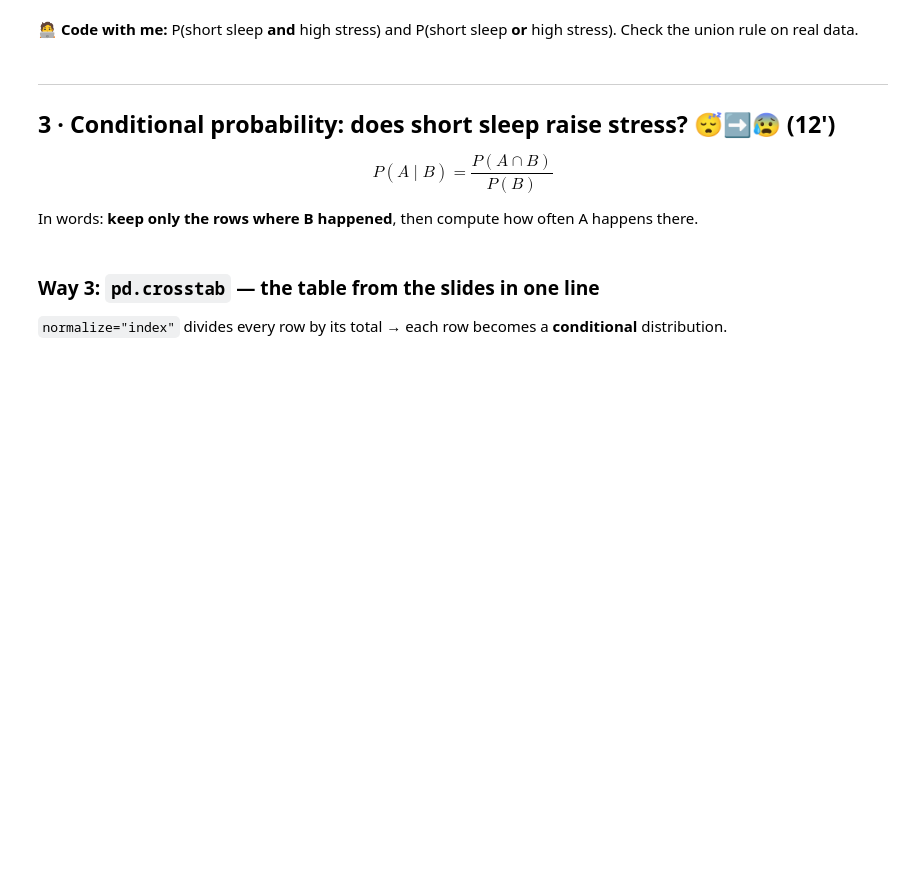
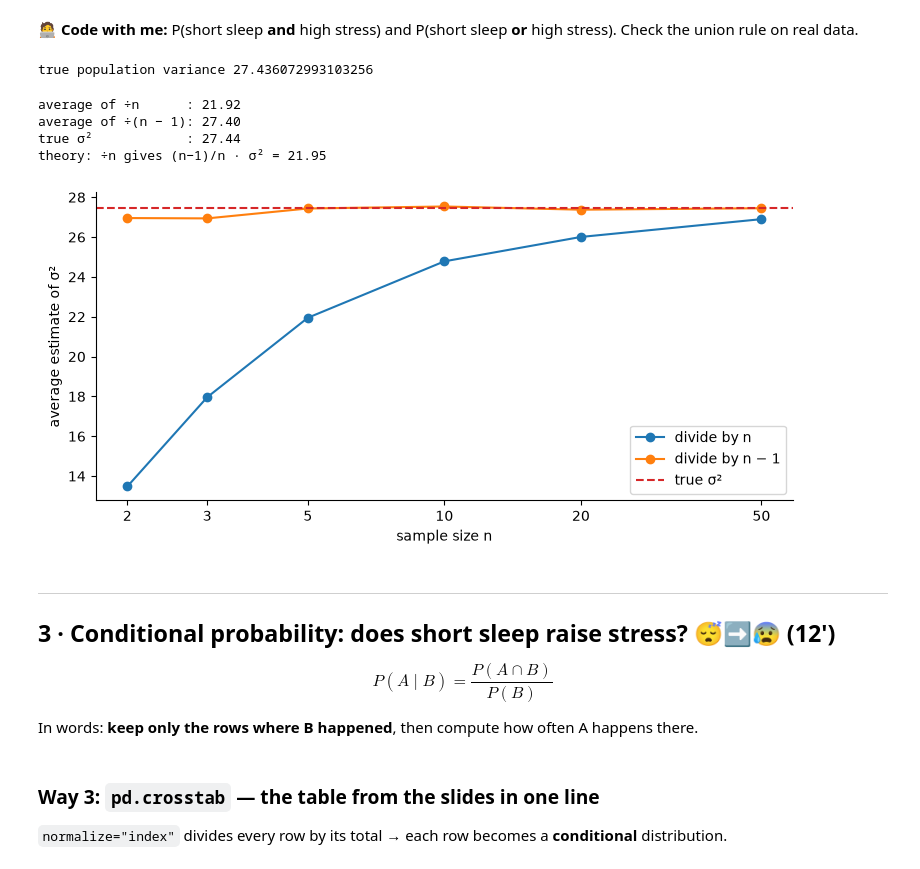
Before and after one commit to Andreoliveira85/DSML-IH-cohort-october26, a Jupyter notebook: week_05/W05_D1_probability_distributions_live.ipynb, the cells around one changed output. Drawn from its saved outputs; the diff is of its cells as text; code cells hidden in the pictures; blank space fills up the shorter version.

```diff
--- a/week_05/W05_D1_probability_distributions_live.ipynb
+++ b/week_05/W05_D1_probability_distributions_live.ipynb
@@ -48,6 +48,6 @@ plt.rcParams["axes.spines.right"] = False
 
 rng = np.random.default_rng(42)    # our random number generator; 42 = seed → same results every run
 # %%
-df = pd.read_csv("wearables_daily.csv", parse_dates=["date"])
+df = pd.read_csv("../data/wearables_daily.csv", parse_dates=["date"])
 print(df.shape)
 df[["user_id", "date", "steps", "sleep_hours", "resting_hr", "stress_score"]].head()
@@ -106,2 +185,4 @@ First, a tiny bit of cleaning (we found these issues in Week 3): sensor glitches
 # %%
 # ✍️ live coding
+data = df[df["steps"] < 60000].dropna(subset=["sleep_hours"]).copy()
+print(f"kepty {len(data):,} of {len(df):,} rows")
@@ -111,3 +209,42 @@ First, a tiny bit of cleaning (we found these issues in Week 3): sensor glitches
 🧑‍💻 **Code with me:** P(short sleep **and** high stress) and P(short sleep **or** high stress). Check the union rule on real data.
 # %%
 # ✍️ live coding
+population = data["resting_hr"].to_numpy()
+
+sigma2 = population.var(ddof=0)
+print("true population variance", sigma2) ## population variance
+# %% [output]
+true population variance 27.436072993103256
+# %%
+n = 5 ## size of the sample
+
+samples = rng.choice(population, size =(20_000, n))
+
+var_n = samples.var(axis=1, ddof=0) ## divide by n
+var_n1 = samples.var(axis=1, ddof=1) ## divide by n-1
+
+
+print(f"average of ÷n      : {var_n.mean():.2f}")
+print(f"average of ÷(n − 1): {var_n1.mean():.2f}")
+print(f"true σ²            : {sigma2:.2f}")
+print(f"theory: ÷n gives (n−1)/n · σ² = {(n - 1) / n * sigma2:.2f}")
+# %% [output]
+average of ÷n      : 21.92
+average of ÷(n − 1): 27.40
+true σ²            : 27.44
+theory: ÷n gives (n−1)/n · σ² = 21.95
+# %%
+sizes = [2, 3, 5, 10, 20, 50]
+avg_n, avg_n1 = [], []
+for n in sizes:
+    s = rng.choice(population, size=(20_000, n))
+    avg_n.append(s.var(axis=1, ddof=0).mean())
+    avg_n1.append(s.var(axis=1, ddof=1).mean())
+
+plt.plot(sizes, avg_n, "o-", label="divide by n")
+plt.plot(sizes, avg_n1, "o-", label="divide by n − 1")
+plt.axhline(sigma2, color="tab:red", ls="--", label="true σ²")
+plt.xscale("log"); plt.minorticks_off(); plt.xticks(sizes, sizes)
+plt.xlabel("sample size n"); plt.ylabel("average estimate of σ²"); plt.legend(); plt.show()
+# %% [output]
+[figure, added]
```
Also changed, not shown: parts of 11 cells of this notebook, 1 other file.
